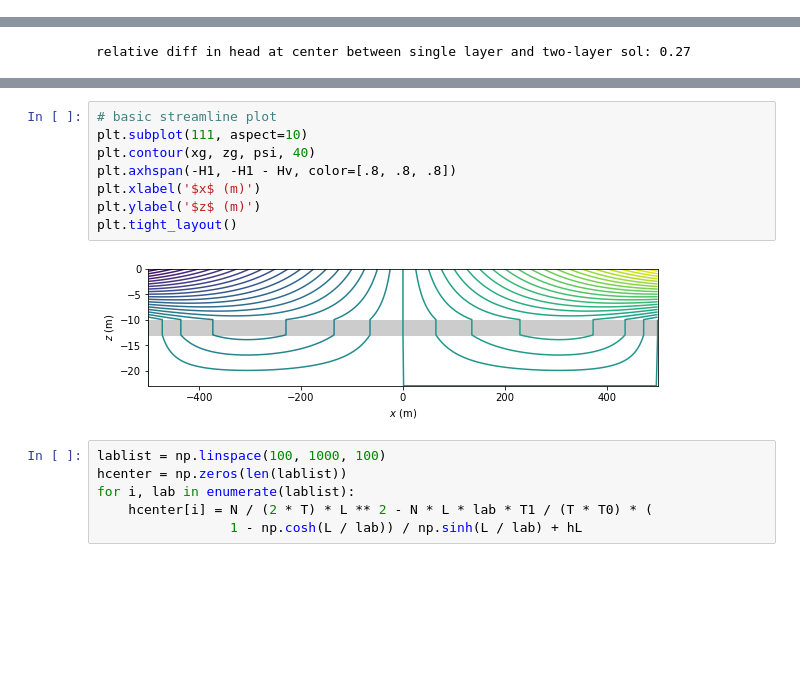
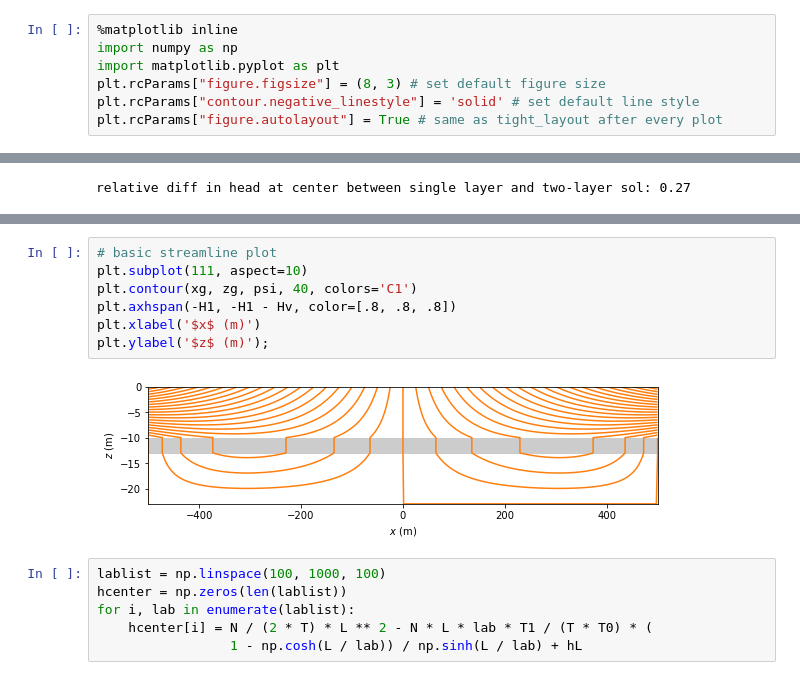
Before and after one commit to pythongroundwaterbook/analytic_gw_book, a Jupyter notebook: chapter2/chapter2_bakker_post.ipynb, the cells around one changed output, grey strips where cells are left out. Drawn from its saved outputs; the diff is of its cells as text; blank space fills up the shorter version.

```diff
--- a/chapter2/chapter2_bakker_post.ipynb
+++ b/chapter2/chapter2_bakker_post.ipynb
@@ -6,5 +14,12 @@ plt.rcParams["figure.figsize"] = (8, 3) # set default figure size
 # %% [markdown]
 # Steady one-dimensional semi-confined flow
+# %%
+%matplotlib inline
+import numpy as np
+import matplotlib.pyplot as plt
+plt.rcParams["figure.figsize"] = (8, 3) # set default figure size
+plt.rcParams["contour.negative_linestyle"] = 'solid' # set default line style
+plt.rcParams["figure.autolayout"] = True # same as tight_layout after every plot
 # %% [markdown]
 ## Flow from a canal to a drained area
 # %% [markdown]
@@ -352,13 +361,12 @@ plt.tight_layout();
 # %%
 # basic streamline plot
 plt.subplot(111, aspect=10)
-plt.contour(xg, zg, psi, 40)
+plt.contour(xg, zg, psi, 40, colors='C1')
 plt.axhspan(-H1, -H1 - Hv, color=[.8, .8, .8])
 plt.xlabel('$x$ (m)')
-plt.ylabel('$z$ (m)')
-plt.tight_layout()
+plt.ylabel('$z$ (m)');
 # %% [output]
-[figure, old version]
+[figure, new version]
 # %%
 lablist = np.linspace(100, 1000, 100)
 hcenter = np.zeros(len(lablist))
```
Also changed, not shown: parts of 11 cells of this notebook, 1 other file.
